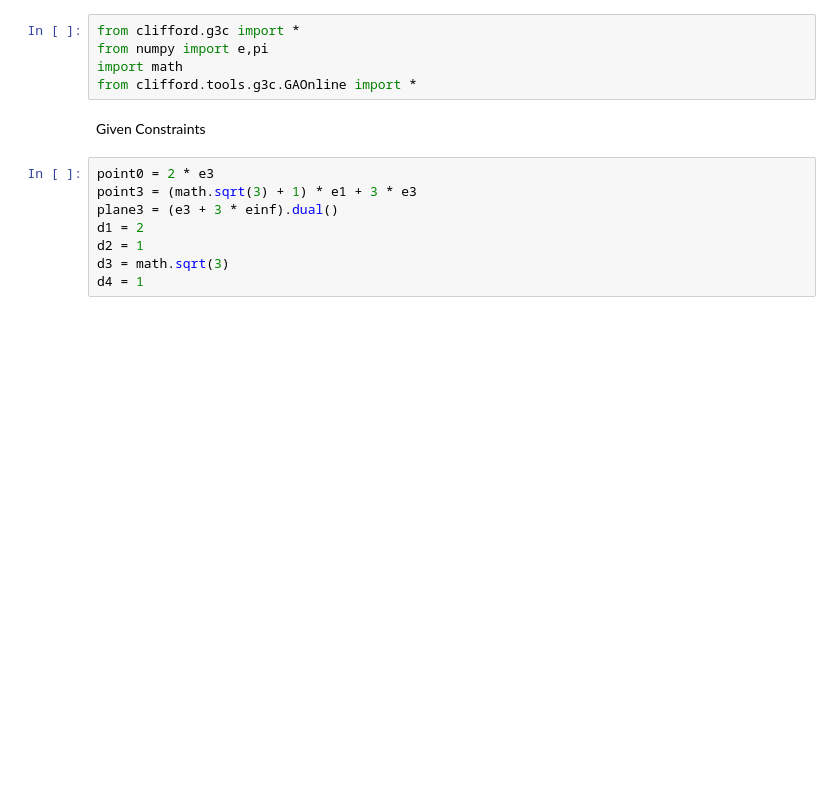
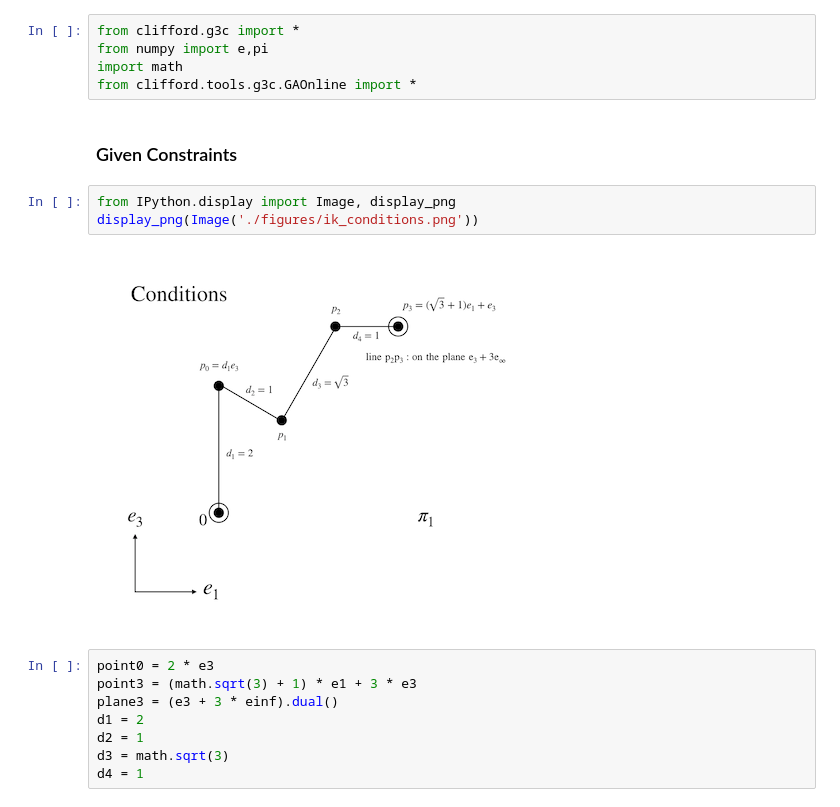
Before and after one commit to ctylim/geometric-algebra, a Jupyter notebook: notebook/inverse_kinematics.ipynb, the cells around one changed output. Drawn from its saved outputs; the diff is of its cells as text; blank space fills up the shorter version.

Commit message:
add ik final result and constraints

```diff
--- a/notebook/inverse_kinematics.ipynb
+++ b/notebook/inverse_kinematics.ipynb
@@ -3,8 +3,13 @@ from clifford.g3c import *
 from numpy import e,pi
 import math
 from clifford.tools.g3c.GAOnline import *
-# %% [markdown]
-Given Constraints
+# %% [markdown]
+### Given Constraints
+# %%
+from IPython.display import Image, display_png
+display_png(Image('./figures/ik_conditions.png'))
+# %% [output]
+[figure, added]
 # %%
 point0 = 2 * e3
 point3 = (math.sqrt(3) + 1) * e1 + 3 * e3
```
Also changed, not shown: parts of 12 cells of this notebook, 1 other file.
